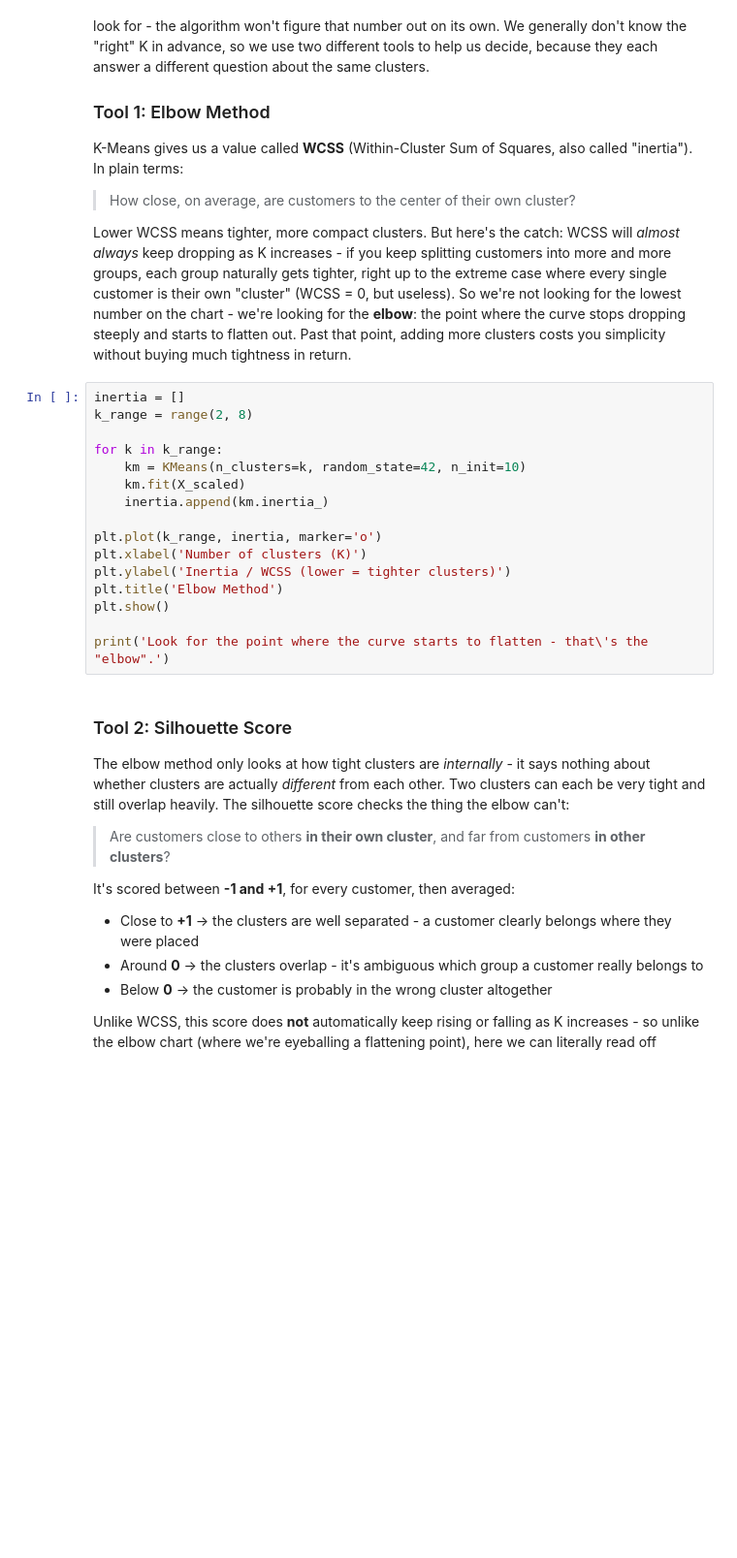
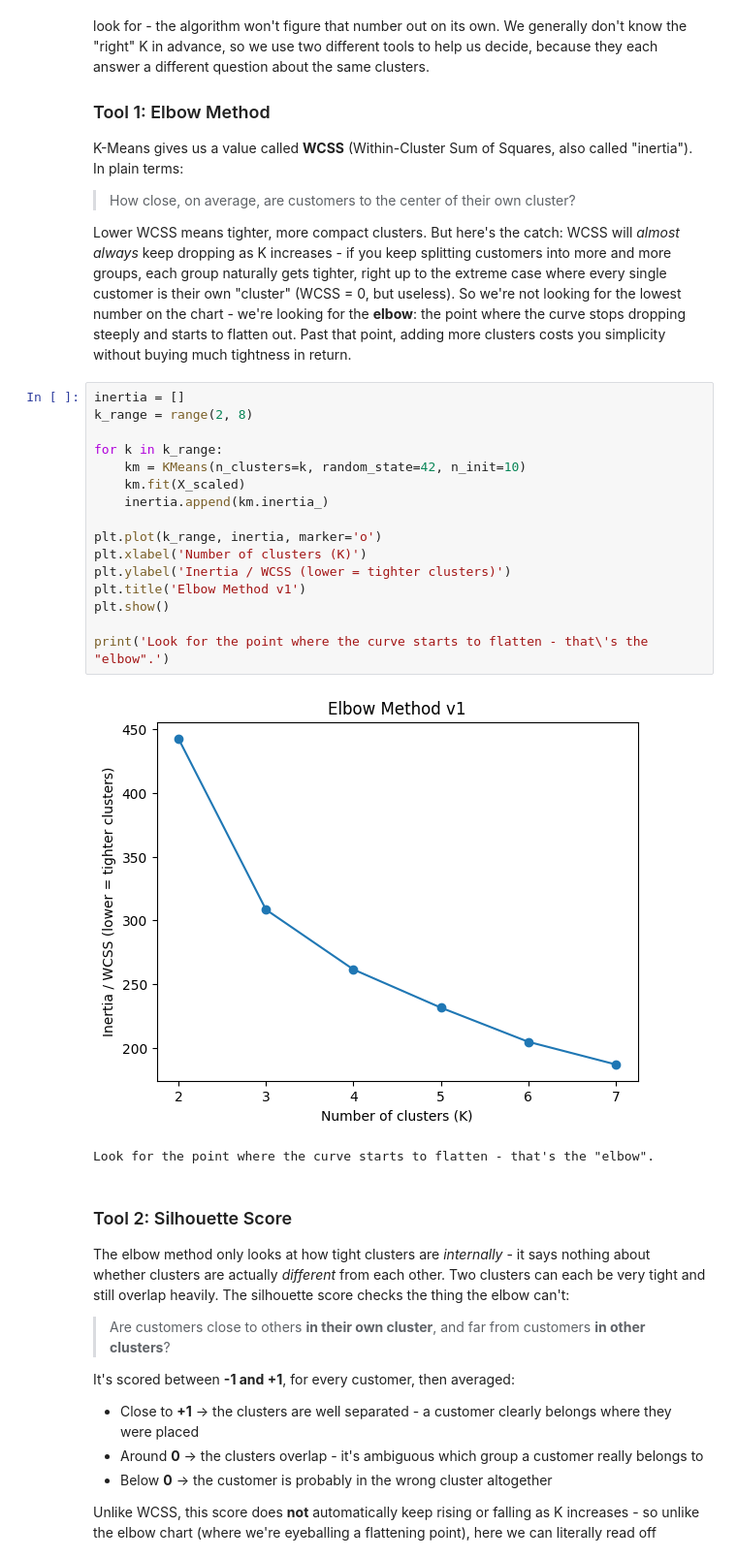
Before and after one commit to Publica-AI/data-science-ai, a Jupyter notebook: module-04-introduction-to-machine-learning/week-07/Unsupervised_Learning_Clustering.ipynb, the cells around one changed output. Shown at 97% size. Drawn from its saved outputs; the diff is of its cells as text; blank space fills up the shorter version.

```diff
--- a/module-04-introduction-to-machine-learning/week-07/Unsupervised_Learning_Clustering.ipynb
+++ b/module-04-introduction-to-machine-learning/week-07/Unsupervised_Learning_Clustering.ipynb
@@ -118,19 +135,22 @@ costs you simplicity without buying much tightness in return.
 # %%
 inertia = []
 k_range = range(2, 8)
 
 for k in k_range:
     km = KMeans(n_clusters=k, random_state=42, n_init=10)
     km.fit(X_scaled)
     inertia.append(km.inertia_)
 
 plt.plot(k_range, inertia, marker='o')
 plt.xlabel('Number of clusters (K)')
 plt.ylabel('Inertia / WCSS (lower = tighter clusters)')
-plt.title('Elbow Method')
+plt.title('Elbow Method v1')
 plt.show()
 
 print('Look for the point where the curve starts to flatten - that\'s the "elbow".')
+# %% [output]
+[figure, added]
+Look for the point where the curve starts to flatten - that's the "elbow".
 # %% [markdown]
 ### Tool 2: Silhouette Score
 
```
Also changed, not shown: parts of 11 cells of this notebook, 26 other files.
